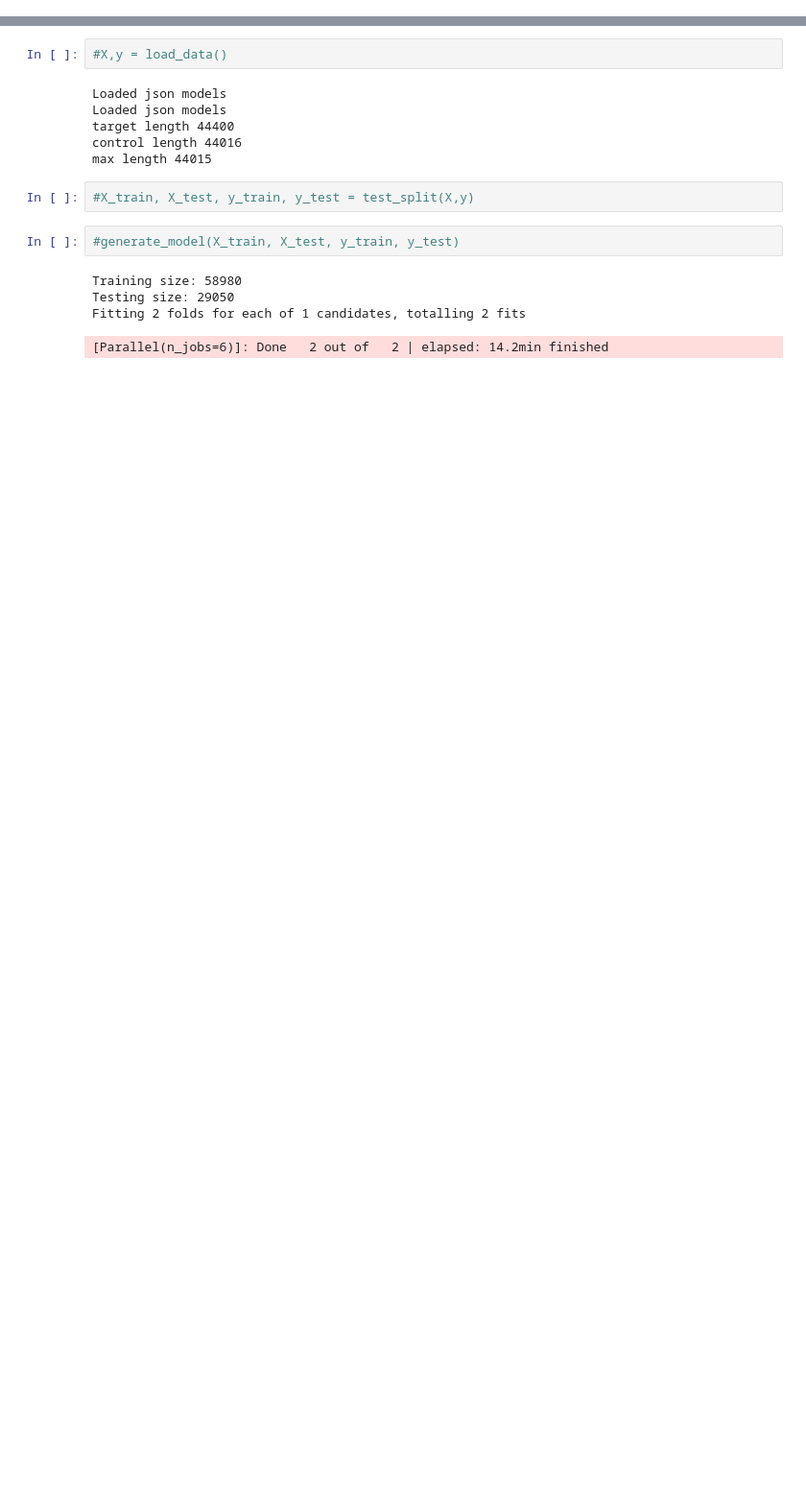
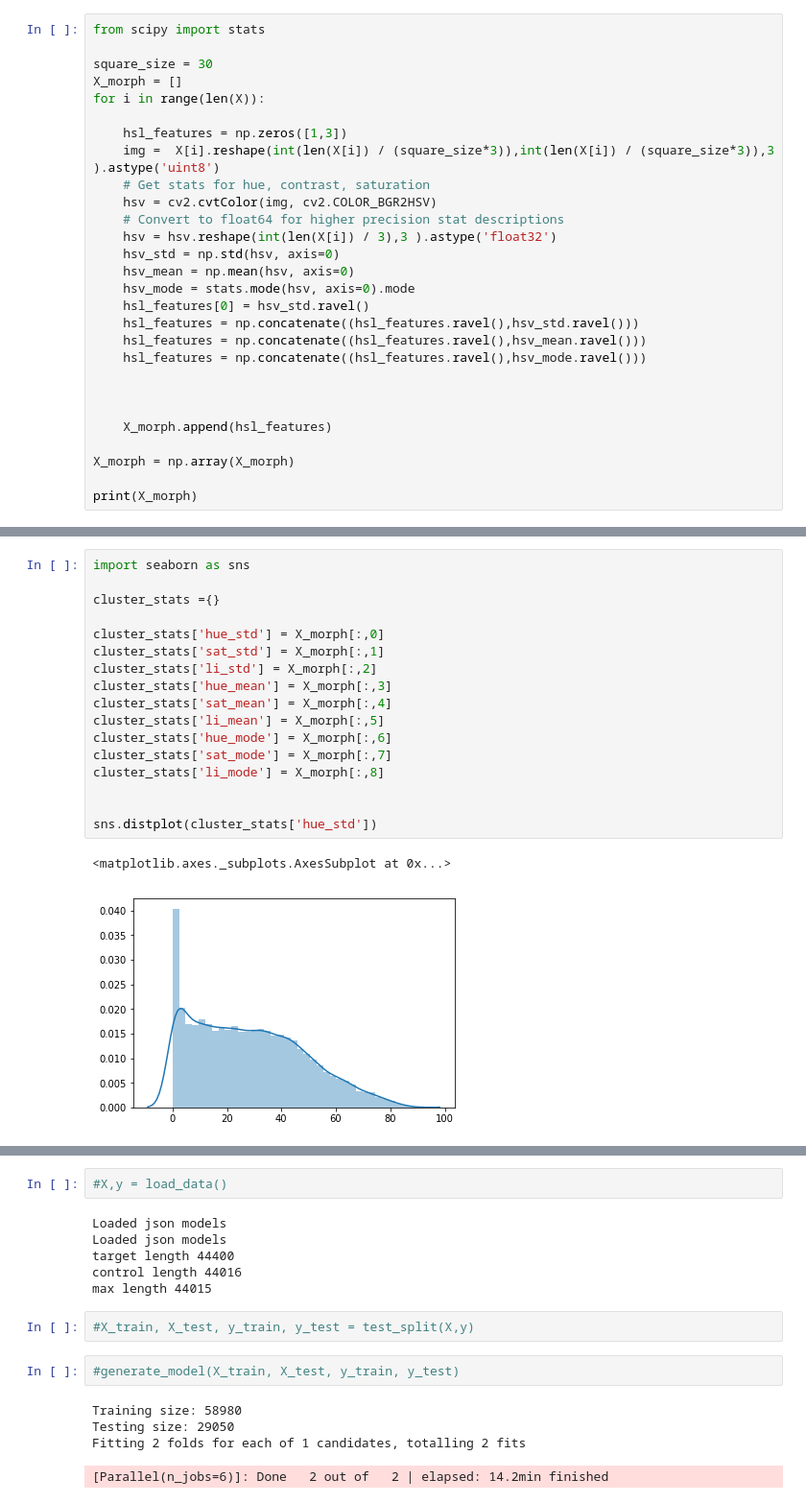
Before and after one commit to nightvision04/image-style-recognition, a Jupyter notebook: lib/model_creator.ipynb, the cells around one changed output, grey strips where cells are left out. Shown at 96% size. Saved outputs shown, nothing was run; the diff lists cells and outputs as text; blank space fills up the shorter version.

Commit message:
Made the training data conversion functions more universal. Added stats for identifying lightness_std bias in training data.

```diff
--- a/lib/model_creator.ipynb
+++ b/lib/model_creator.ipynb
@@ -158,0 +211,28 @@ def start_model(target_name,target_type):
+# %%
+from scipy import stats
+
+square_size = 30
+X_morph = []
+for i in range(len(X)):
+
+    hsl_features = np.zeros([1,3])
+    img =  X[i].reshape(int(len(X[i]) / (square_size*3)),int(len(X[i]) / (square_size*3)),3 ).astype('uint8')
+    # Get stats for hue, contrast, saturation
+    hsv = cv2.cvtColor(img, cv2.COLOR_BGR2HSV)
+    # Convert to float64 for higher precision stat descriptions
+    hsv = hsv.reshape(int(len(X[i]) / 3),3 ).astype('float32')
+    hsv_std = np.std(hsv, axis=0)
+    hsv_mean = np.mean(hsv, axis=0)
+    hsv_mode = stats.mode(hsv, axis=0).mode
+    hsl_features[0] = hsv_std.ravel()
+    hsl_features = np.concatenate((hsl_features.ravel(),hsv_std.ravel()))
+    hsl_features = np.concatenate((hsl_features.ravel(),hsv_mean.ravel()))
+    hsl_features = np.concatenate((hsl_features.ravel(),hsv_mode.ravel()))
+
+
+
+    X_morph.append(hsl_features)
+
+X_morph = np.array(X_morph)
+
+print(X_morph)
@@ -158,0 +253,20 @@ def start_model(target_name,target_type):
+# %%
+import seaborn as sns
+
+cluster_stats ={}
+
+cluster_stats['hue_std'] = X_morph[:,0]
+cluster_stats['sat_std'] = X_morph[:,1]
+cluster_stats['li_std'] = X_morph[:,2]
+cluster_stats['hue_mean'] = X_morph[:,3]
+cluster_stats['sat_mean'] = X_morph[:,4]
+cluster_stats['li_mean'] = X_morph[:,5]
+cluster_stats['hue_mode'] = X_morph[:,6]
+cluster_stats['sat_mode'] = X_morph[:,7]
+cluster_stats['li_mode'] = X_morph[:,8]
+
+
+sns.distplot(cluster_stats['hue_std'])
+# %% [output]
+<matplotlib.axes._subplots.AxesSubplot at 0x...>
+[figure, added]
```
Also changed, not shown: parts of 7 cells of this notebook, 13 other files.
